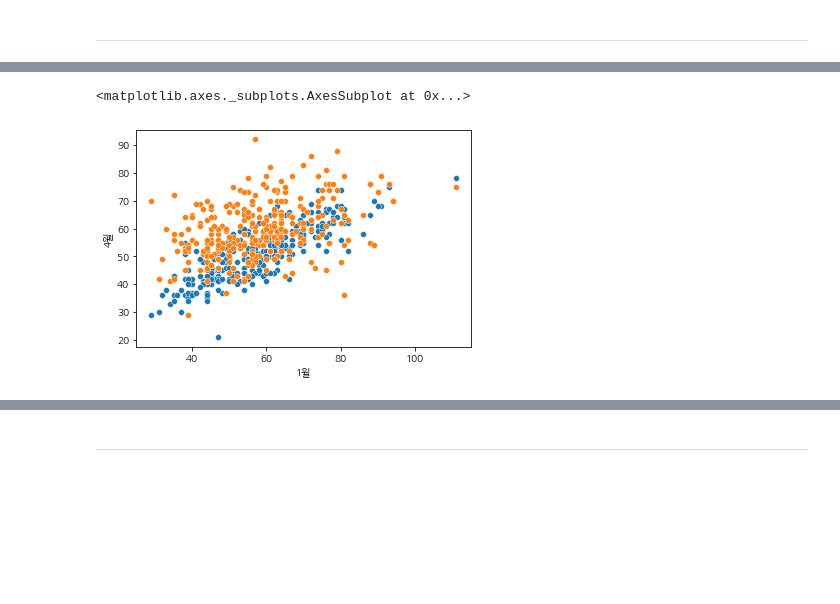
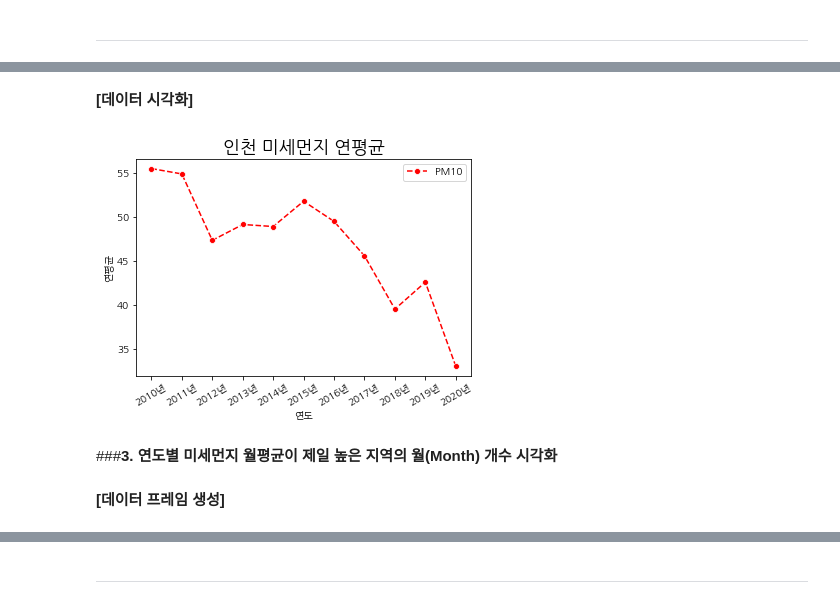
Before and after one commit to KimYeonWook511/PM10_Analysis, a Jupyter notebook: Code/PM10_Analysis.ipynb, the cells around one changed output, grey strips where cells are left out. Saved outputs shown, nothing was run; the diff lists cells and outputs as text; code cells hidden in the pictures; blank space fills up the shorter version.

```diff
--- a/Code/PM10_Analysis.ipynb
+++ b/Code/PM10_Analysis.ipynb
@@ -279,25 +334,0 @@ print(my_df)
-# %%
-# 10주차 14p barplot
-
-# 2010년 구분2를 기준으로 각 지역 도시대기 미세먼지 데이터
-###################
-# 2010년 각 지역의 연 평균
-grouped = df_dic['2010년'].groupby(['구분1'])
-print(grouped.get_group('도시대기'))
-
-my_df = pd.DataFrame(index = grouped.get_group('도시대기')['구분2'].unique()) # columns = ['미세먼지 합', '데이터 개수', '평균']
-# for area in my_df.index:
-#   my_df.loc[area, '미세먼지 합'] = grouped.get_group('도시대기')[grouped.get_group('도시대기')['구분2'] == area].sum()['1월':'12월'].sum()
-#   my_df.loc[area, '데이터 개수'] = grouped.get_group('도시대기')[grouped.get_group('도시대기')['구분2'] == area].count()['1월':'12월'].sum()
-#   my_df.loc[area, '평균'] = round(my_df.loc[area, '미세먼지 합'] / my_df.loc[area, '데이터 개수'], 2)
-#   my_df.loc[area, '최대값'] = grouped.get_group('도시대기')[grouped.get_group('도시대기')['구분2'] == area].max()['1월':'12월'].max()
-#   my_df.loc[area, '최소값'] = grouped.get_group('도시대기')[grouped.get_group('도시대기')['구분2'] == area].min()['1월':'12월'].min()
-for area in my_df.index:
-  my_df.loc[area, '미세먼지 합'] = grouped.get_group('도시대기')[grouped.get_group('도시대기')['구분2'] == area].sum()['1월'].sum() # -> 1월만 할거면 맨 뒤 sum 필요 없음
-  my_df.loc[area, '데이터 개수'] = grouped.get_group('도시대기')[grouped.get_group('도시대기')['구분2'] == area].count()['1월'].sum() # -> 1월만 할거면 맨 뒤 sum 필요 없음
-  my_df.loc[area, '평균'] = round(my_df.loc[area, '미세먼지 합'] / my_df.loc[area, '데이터 개수'], 2)
-  my_df.loc[area, '최대값'] = grouped.get_group('도시대기')[grouped.get_group('도시대기')['구분2'] == area].max()['1월'].max()
-  my_df.loc[area, '최소값'] = grouped.get_group('도시대기')[grouped.get_group('도시대기')['구분2'] == area].min()['1월'].min()
-###################
-sns.barplot(data = grouped.get_group('도시대기'), x = '구분2', y = '1월')
-print(my_df) # sorting하기
@@ -323,9 +335,14 @@ print(my_df) # sorting하기
-# %%
-# 10주차 17p scatterplot
-
-# data쓰면 해당 column명으로 가능하고 data안쓰면 데이터프레임까지 써서 쓰면 됨
-sns.scatterplot(data = df_dic['2010년'], x = '1월', y = df_dic['2010년']['4월'])
-sns.scatterplot(data = df_dic['2010년'], x = '1월', y = df_dic['2011년']['4월'])
-# %% [output]
-<matplotlib.axes._subplots.AxesSubplot at 0x...>
-[figure, removed]
+# %% [markdown]
+**[데이터 시각화]**
+# %%
+# 그래프 그리기
+sns.lineplot(data = my_df, x = '연도' , y = '연평균', marker = 'o', color = 'r', linestyle = '--', label = 'PM10')
+plt.xticks(rotation=30) # x축 회전
+plt.title('인천 미세먼지 연평균', fontsize = 18)
+plt.show()
+# %% [output]
+[figure, added]
+# %% [markdown]
+###**3. 연도별 미세먼지 월평균이 제일 높은 지역의 월(Month) 개수 시각화**
+# %% [markdown]
+**[데이터 프레임 생성]**
```
Also changed, not shown: parts of 92 cells of this notebook.
